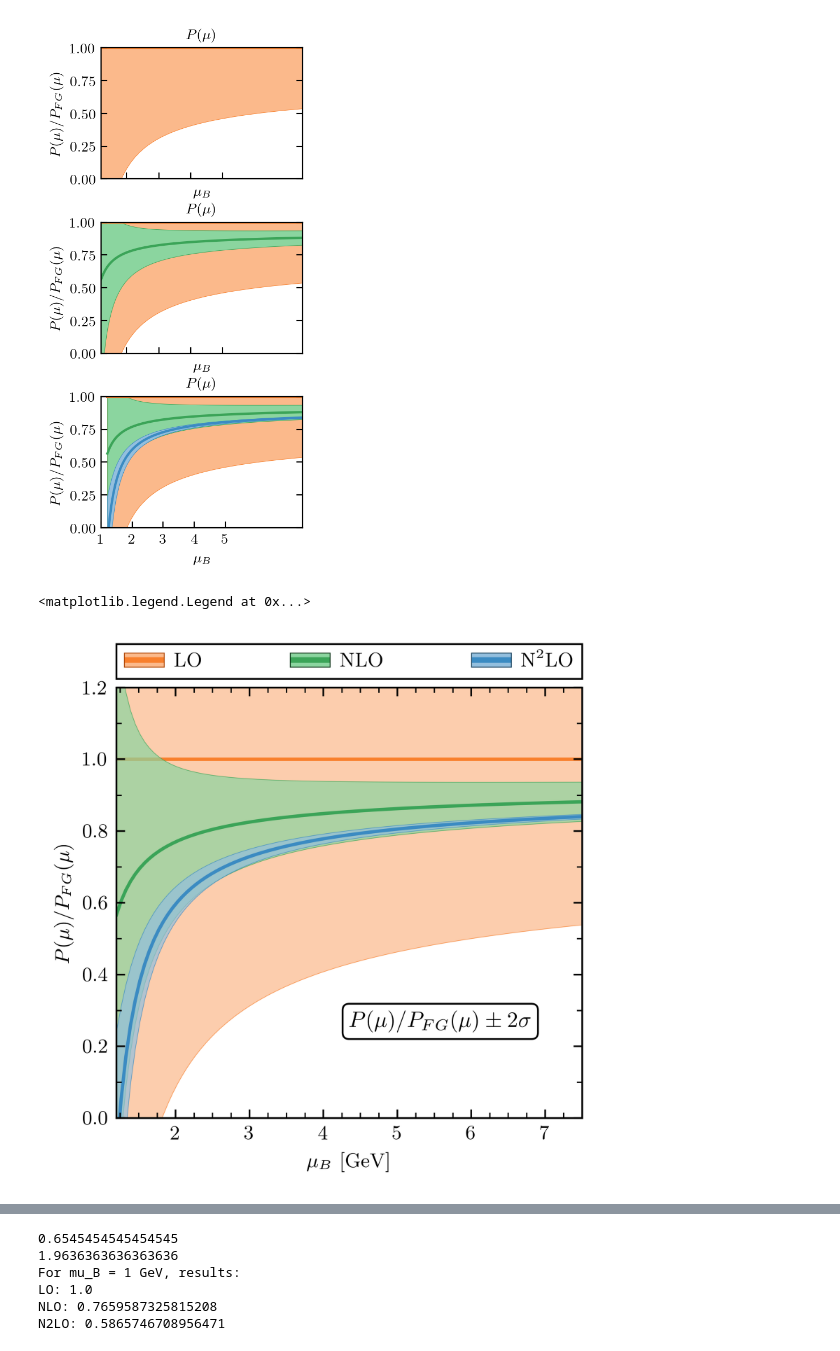
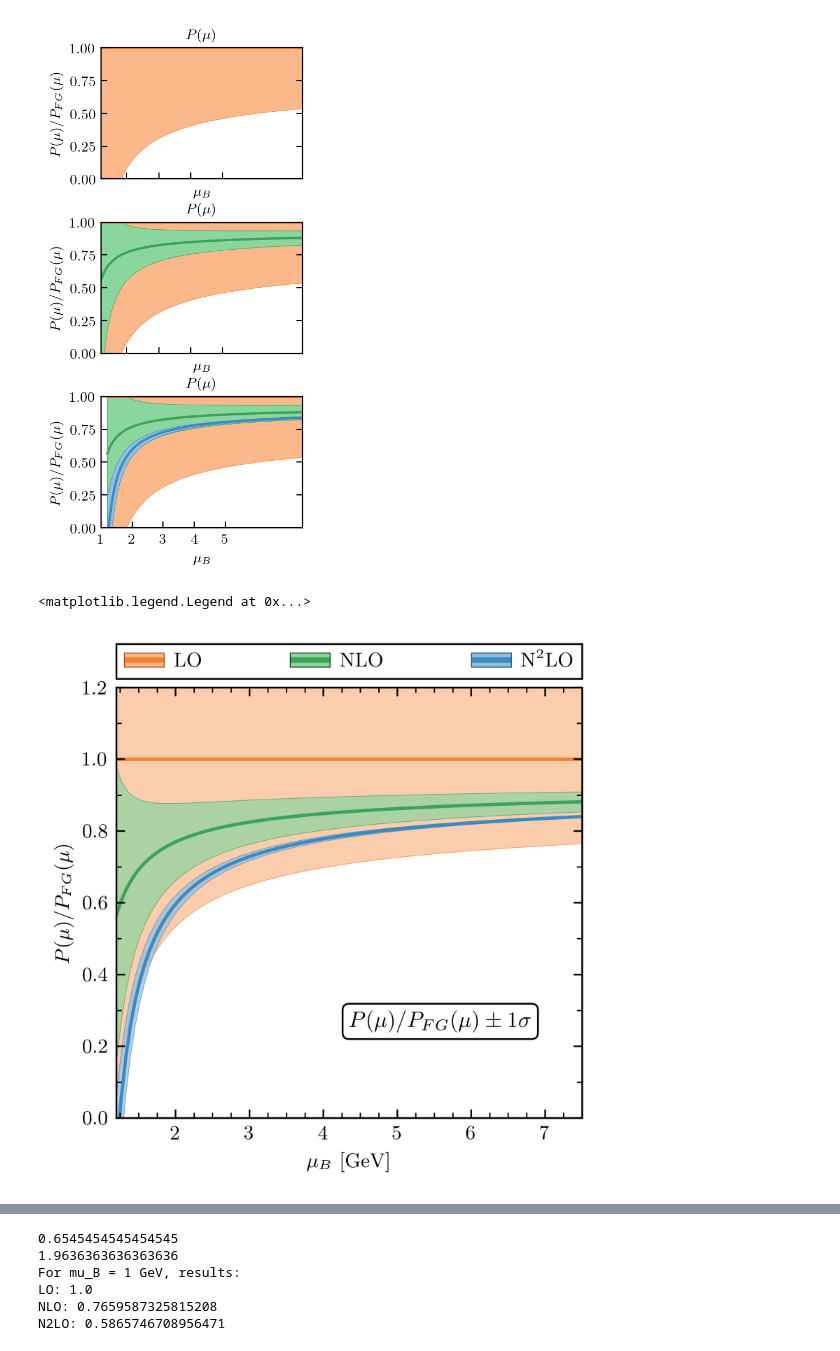
Before and after one commit to asemposki/neutron-rich-bmm, a Jupyter notebook: Gorda_pQCD_gsum.ipynb, the cells around one changed output, grey strips where cells are left out. Cells and saved outputs as stored; diff of their text form; code cells hidden in the pictures.

```diff
--- a/Gorda_pQCD_gsum.ipynb
+++ b/Gorda_pQCD_gsum.ipynb
@@ -232,28 +232,28 @@ fig.tight_layout(h_pad=0.3, w_pad=0.3);
 # %%
 labels = [r'LO', r'NLO', r'N$^{2}$LO']
 
 fig, ax = plt.subplots(1, 1, sharey=True, sharex=True, figsize=(3.4, 3.4), dpi=600)
 for i in range(3):
     ax.plot(3.0 * x, data[:, i]/pqcd.yref(X), zorder=i-1, c=colors[i])
-    ax.fill_between(3.0 * x, (data[:, i] + 1.96*std[:,i])/pqcd.yref(X), (data[:, i] - 1.96*std[:,i])/pqcd.yref(X),
+    ax.fill_between(3.0 * x, (data[:, i] + 1.0*std[:,i])/pqcd.yref(X), (data[:, i] - 1.0*std[:,i])/pqcd.yref(X),
                         zorder=i-1, facecolor=light_colors[i], edgecolor=colors[i], lw=edgewidth, alpha=0.7)
     ax.set_ylim(0.0,1.2)
     ax.set_xlim(min(3.0 * x), max(3.0 * x))
     ax.set_ylabel(r'$P(\mu)/P_{FG}(\mu)$')
 ax.set_xlabel(r'$\mu_{B}$ [GeV]')
-title = r'$P(\mu)/P_{FG}(\mu) \pm 2\sigma$'
+title = r'$P(\mu)/P_{FG}(\mu) \pm 1\sigma$'
 ax.text(
     0.50, 0.25, title, transform=ax.transAxes, ha='left', va='top',
     multialignment='center', zorder=10, fontsize=10,
     bbox=dict(facecolor='w', boxstyle='round')
 )
 ax.xaxis.set_minor_locator(AutoMinorLocator(4))
 ax.yaxis.set_minor_locator(AutoMinorLocator(2))
 ax.tick_params(right=True, top=True, which='both')
 add_top_order_legend(fig, ax, ax, order_labels, colors, light_colors, dark_colors)
 #fig.tight_layout(h_pad=0.3, w_pad=0.3);
 
 #fig.savefig('pqcd_pressure_mu.pdf')
 # %% [output]
 <matplotlib.legend.Legend at 0x...>
-[figure, old version]
+[figure, new version]
```
Also changed, not shown: parts of 27 cells of this notebook, 14 other files.
